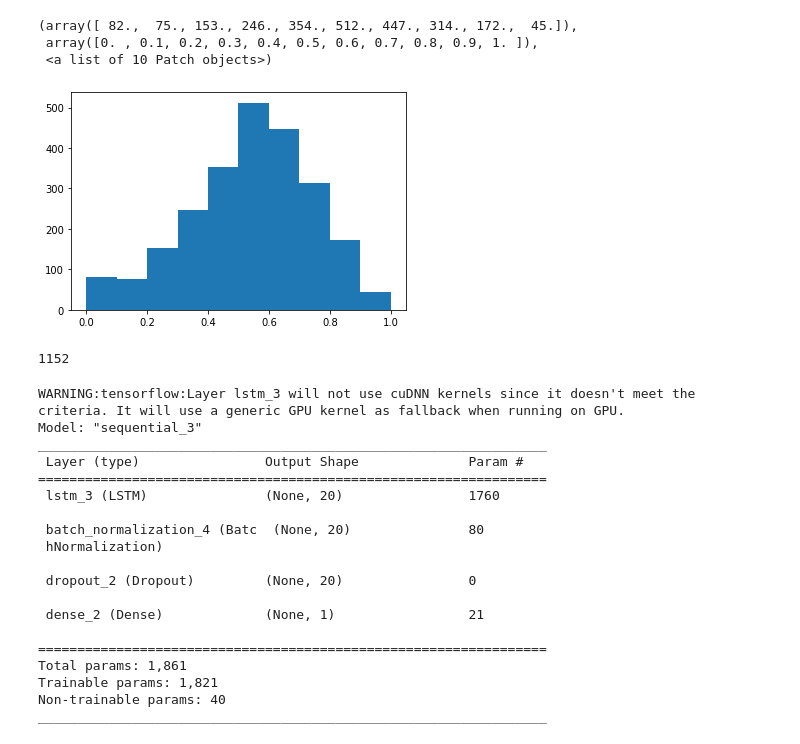
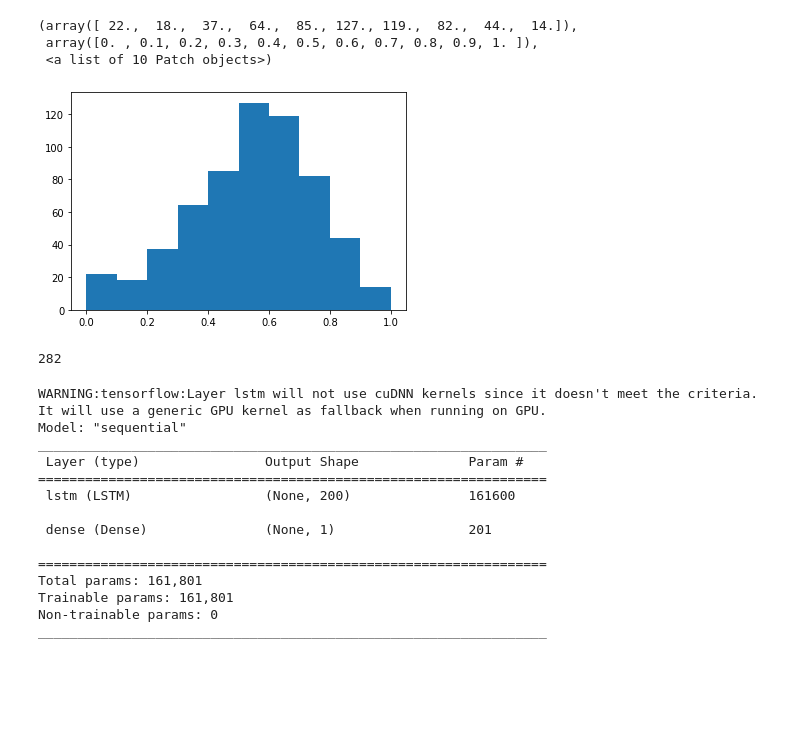
Before and after one commit to HedersonSantos/SmartHome, a Jupyter notebook: seriesTemporaisLSTM.ipynb, the cells around one changed output. Drawn from its saved outputs; the diff is of its cells as text; code cells hidden in the pictures; blank space fills up the shorter version.

```diff
--- a/seriesTemporaisLSTM.ipynb
+++ b/seriesTemporaisLSTM.ipynb
@@ -94,6 +75,8 @@ df_treino = pd.read_csv('train.csv')
 df_treino['data_hora'] = df_treino.loc[:,['Date', 'Time']].apply(lambda x: datetime.strptime(x['Date'] + ' ' + x['Time'], '%d/%m/%Y %H:%M'), axis=1)
 df_treino = df_treino.sort_values(by='data_hora')
 df_treino = df_treino.set_index('data_hora')
-idx = pd.date_range(start=df_treino.index.min(), end=df_treino.index.max(),  freq='0h15min')
-df_treino= df_treino.reindex(idx)
+#idx = pd.date_range(start=df_treino.index.min(), end=df_treino.index.max(),  freq='0h15min')
+#df_treino= df_treino.reindex(idx)
+dfx = df_treino['Indoor_temperature_room'].resample('H').mean().iloc[1: , ]
+df_treino = pd.DataFrame(dfx, columns = ['Indoor_temperature_room'])
 df_treino.fillna(method='ffill', inplace=True)
@@ -145,4 +135,4 @@ df_treino.groupby('Date')['Id'].count().reset_index().sort_values('Date')
 # %%
-df_treino = df_treino[df_treino['Date']!="13/03/2012"]
-df_treino = df_treino[df_treino['Date']!="11/04/2012"]
+df_treino = df_treino[df_treino.index.strftime('%Y-%m-%d') !="13/03/2012"]
+df_treino = df_treino[df_treino.index.strftime('%Y-%m-%d') !="11/04/2012"]
 # %%
@@ -166,54 +159,49 @@ print(min(dfTeste.index), max(dfTeste.index))
 # %%
 #padronizando os valores de 'confirmed' para o dataset de treino e teste - colocando todos os exemplos na mesma escala
 scaler = MinMaxScaler()
-scaler.fit(dfTreino[['Indoor_temperature_room']])
+scaler.fit(dfTreino)
 
-scaled_train = scaler.transform(dfTreino[['Indoor_temperature_room']])
-scaled_test = scaler.transform(dfTeste[['Indoor_temperature_room']])
+scaled_train = scaler.transform(dfTreino)
+scaled_test = scaler.transform(dfTeste)
 
 plt.hist(scaled_train)
 # %% [output]
-(array([ 82.,  75., 153., 246., 354., 512., 447., 314., 172.,  45.]),
+(array([ 22.,  18.,  37.,  64.,  85., 127., 119.,  82.,  44.,  14.]),
  array([0. , 0.1, 0.2, 0.3, 0.4, 0.5, 0.6, 0.7, 0.8, 0.9, 1. ]),
  <a list of 10 Patch objects>)
-[figure, old version]
+[figure, new version]
 # %%
 # gerando as entradas para a rede neural - (o gerador)
 
-n_input = 96
+n_input = 48
 n_features = 1
 generator = TimeseriesGenerator(scaled_train, scaled_train, length=n_input, batch_size=2)
 len(generator)
 # %% [output]
-1152
+282
 # %%
 #definindo o modelo e imprimindo a arquitetura
 model = Sequential()
-model.add(LSTM(20, activation='relu', input_shape=(n_input, n_features)))
-model.add(BatchNormalization())
-model.add(Dropout(0.5))
+model.add(LSTM(200, activation='relu', input_shape=(n_input, n_features)))
+#model.add(BatchNormalization())
+#model.add(Dropout(0.5))
 model.add(Dense(1))
 model.compile(optimizer='adam', loss='mse' )
 model.summary()
 # %% [output]
-WARNING:tensorflow:Layer lstm_3 will not use cuDNN kernels since it doesn't meet the criteria. It will use a generic GPU kernel as fallback when running on GPU.
-Model: "sequential_3"
+WARNING:tensorflow:Layer lstm will not use cuDNN kernels since it doesn't meet the criteria. It will use a generic GPU kernel as fallback when running on GPU.
+Model: "sequential"
 _________________________________________________________________
  Layer (type)                Output Shape              Param #
 =================================================================
- lstm_3 (LSTM)               (None, 20)                1760
+ lstm (LSTM)                 (None, 200)               161600
 
- batch_normalization_4 (Batc  (None, 20)               80
- hNormalization)
-
- dropout_2 (Dropout)         (None, 20)                0
-
- dense_2 (Dense)             (None, 1)                 21
+ dense (Dense)               (None, 1)                 201
 
 =================================================================
-Total params: 1,861
-Trainable params: 1,821
-Non-trainable params: 40
+Total params: 161,801
+Trainable params: 161,801
+Non-trainable params: 0
 _________________________________________________________________
 # %%
 model.fit(generator,epochs=10)
```
Also changed, not shown: parts of 15 cells of this notebook.
